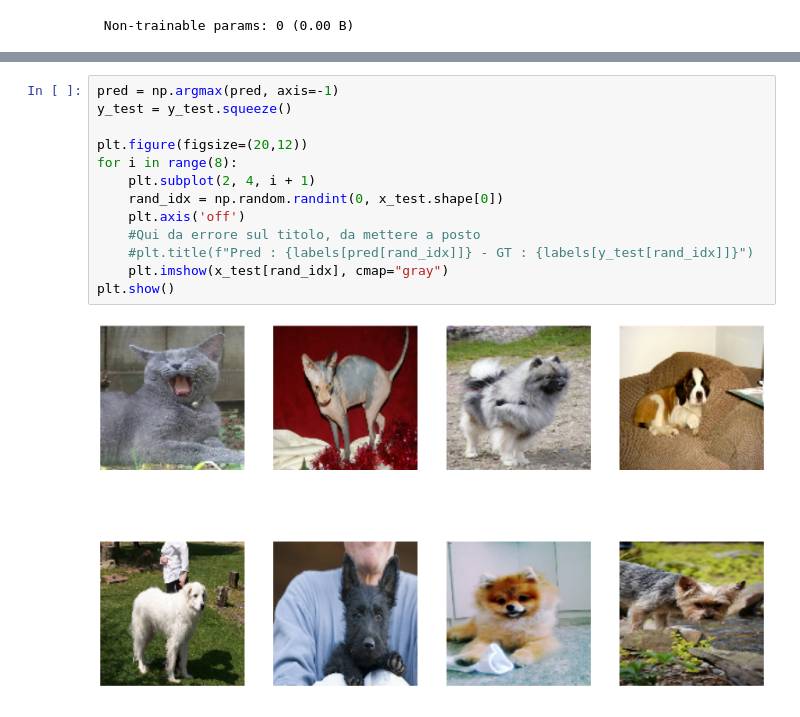
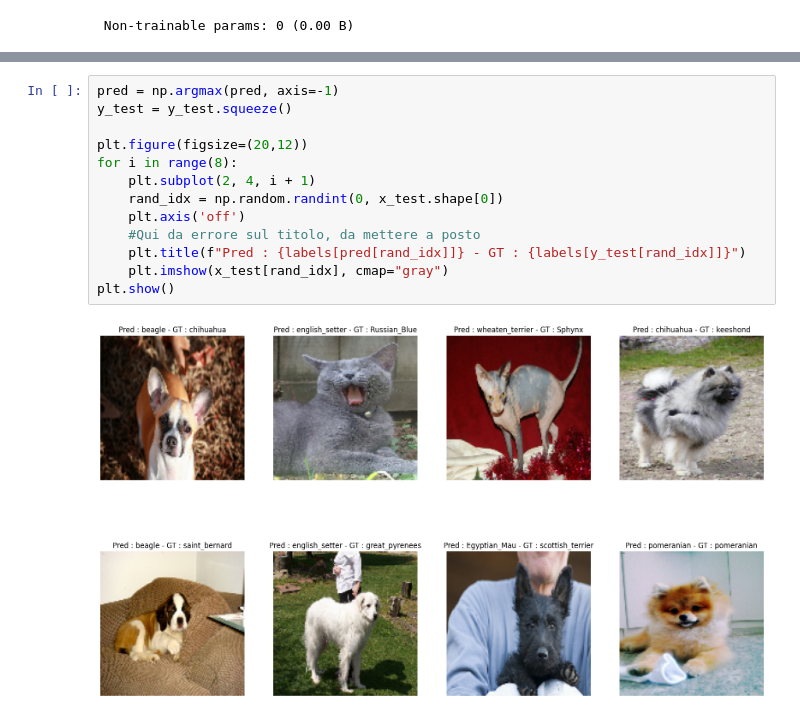
Before and after one commit to Nicolo02/PetClassification_CV_Project, a Jupyter notebook: Task1.ipynb, the cells around one changed output, grey strips where cells are left out. Drawn from its saved outputs; the diff is of its cells as text.

Commit message:
Fixed labels

```diff
--- a/Task1.ipynb
+++ b/Task1.ipynb
@@ -177,15 +201,15 @@ Test Input Shape: (3669, 128, 128, 3) Test output shape: (3669, 37)
 # %%
 pred = np.argmax(pred, axis=-1)
 y_test = y_test.squeeze()
 
 plt.figure(figsize=(20,12))
 for i in range(8):
     plt.subplot(2, 4, i + 1)
     rand_idx = np.random.randint(0, x_test.shape[0])
     plt.axis('off')
     #Qui da errore sul titolo, da mettere a posto
-    #plt.title(f"Pred : {labels[pred[rand_idx]]} - GT : {labels[y_test[rand_idx]]}")
+    plt.title(f"Pred : {labels[pred[rand_idx]]} - GT : {labels[y_test[rand_idx]]}")
     plt.imshow(x_test[rand_idx], cmap="gray")
 plt.show()
 # %% [output]
-[figure, old version]
+[figure, new version]
```
Also changed, not shown: parts of 4 cells of this notebook.
